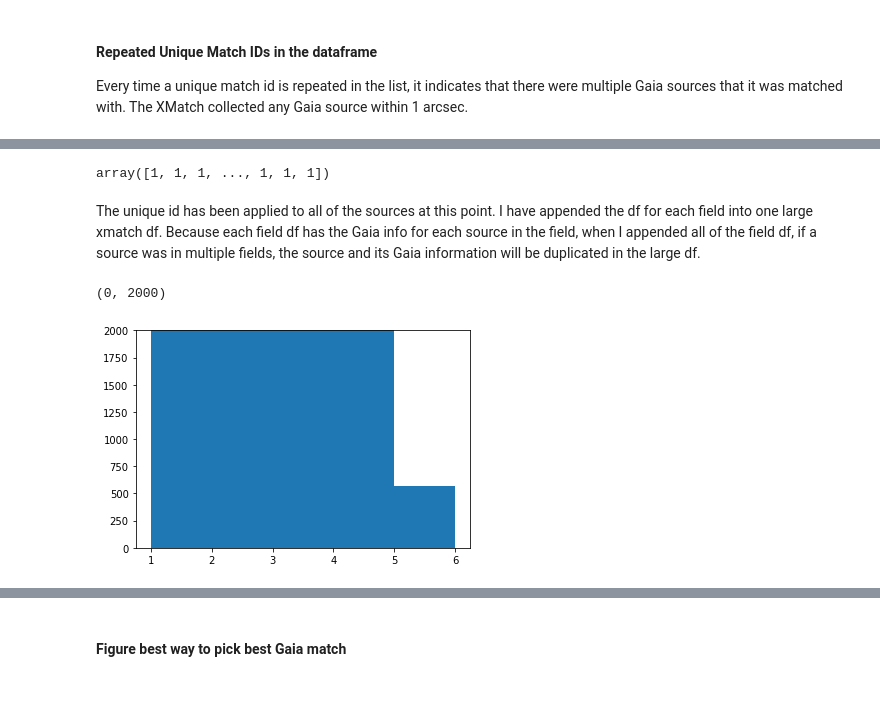
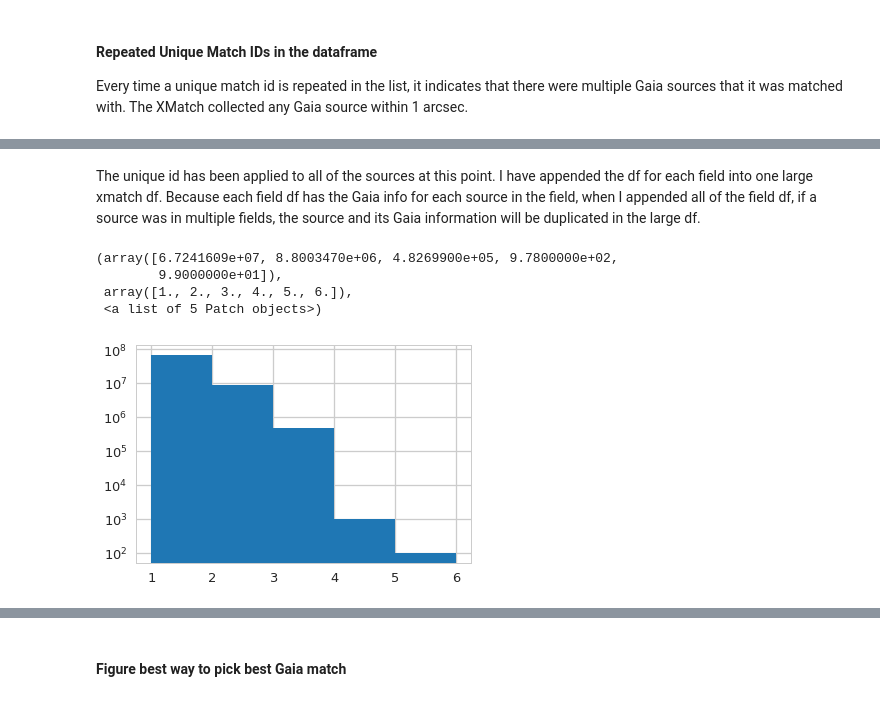
Before and after one commit to courtk32/stellar_flares, a Jupyter notebook: Flare_Analysis_All_Stats.ipynb, the cells around one changed output, grey strips where cells are left out. Saved outputs shown, nothing was run; the diff lists cells and outputs as text; code cells hidden in the pictures.

```diff
--- a/Flare_Analysis_All_Stats.ipynb
+++ b/Flare_Analysis_All_Stats.ipynb
@@ -293,7 +305,7 @@ df_xmatch['unique_matchids_exploded'].astype(int).head()
 4    436122210004712
 Name: unique_matchids_exploded, dtype: int64
 # %%
-df_xmatch['unique_matchids_exploded'] = df_xmatch['unique_matchids_exploded'].astype(int)
+df2_xmatch['unique_matchids_exploded'] = df2_xmatch['unique_matchids_exploded'].astype(int)
 # %%
 #df_xmatch = df_xmatch.set_index('unique_matchids_exploded')
 # %%
@@ -451,2 +434,2 @@ df_xmatch.loc[(df_xmatch.index > 1320841) & (df_xmatch.index < 1320843)]
 # %%
-duplicates_id_xmatch = df_xmatch.pivot_table(index =df_xmatch.index, aggfunc='size')
+duplicates_id_id = df_xmatch.pivot_table(index = ['matchid','unique_matchids_exploded'], aggfunc='size')
@@ -464,14 +436,12 @@ plt.hist(duplicates_id_xmatch.values, bins=13)
-# %%
-duplicates_id_mag = df_xmatch.pivot_table(index = ['phot_g_mean_mag','unique_matchids_exploded'], aggfunc='size')
-# %% [output]
-array([1, 1, 1, ..., 1, 1, 1])
 # %% [markdown]
 The unique id has been applied to all of the sources at this point. I have appended the df for each field into one large xmatch df. Because each field df has the Gaia info for each source in the field, when I appended all of the field df, if a source was in multiple fields, the source and its Gaia information will be duplicated in the large df.
 # %%
-plt.hist(duplicates_id_mag.values,bins=5)
-plt.ylim(0,2000)
+plt.hist(duplicates_id_id.values,bins=5, log=True)
 # %% [output]
-(0, 2000)
+(array([6.7241609e+07, 8.8003470e+06, 4.8269900e+05, 9.7800000e+02,
+        9.9000000e+01]),
+ array([1., 2., 3., 4., 5., 6.]),
+ <a list of 5 Patch objects>)
-[figure, old version]
+[figure, new version]
 # %%
 #Take out double counting the same source and gaia match
```
Also changed, not shown: parts of 47 cells of this notebook.
